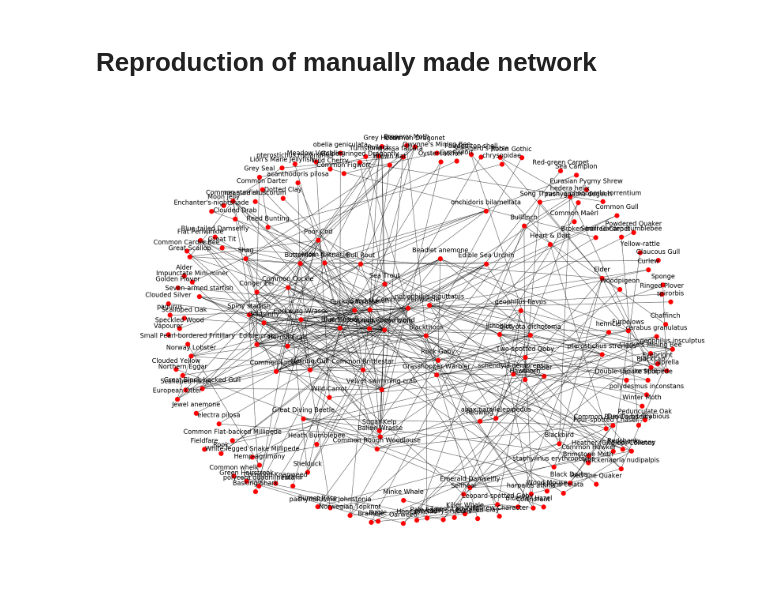
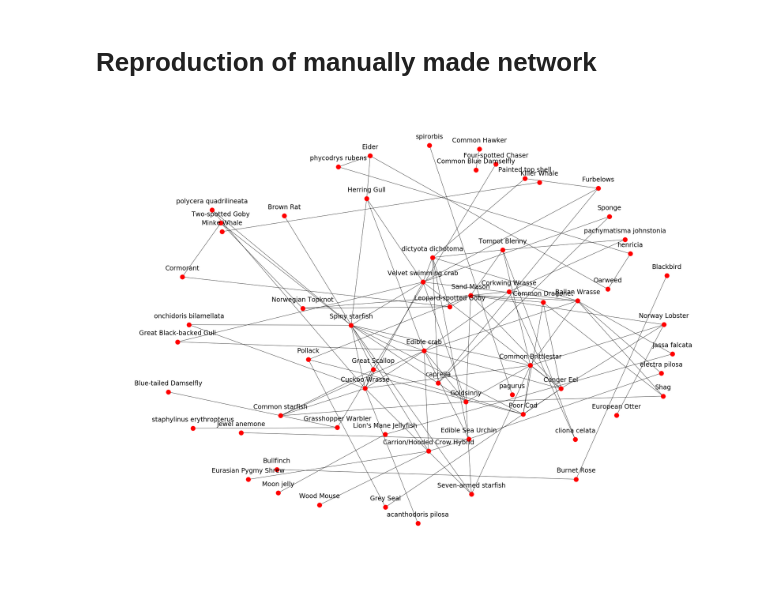
Before and after one commit to Daniel-Davies/DissertationCode, a Jupyter notebook: Eigg/AccuracyChecker.ipynb, the cells around one changed output. Saved outputs shown, nothing was run; the diff lists cells and outputs as text; code cells hidden in the pictures.

```diff
--- a/Eigg/AccuracyChecker.ipynb
+++ b/Eigg/AccuracyChecker.ipynb
@@ -57,11 +68,11 @@ print(totalFound / animalsTotal)
 # %% [markdown]
 # Reproduction of manually made network
 # %%
-G,mapping = graphFoodWeb(dateRange=(2000,2020))
+G,mapping = graphFoodWeb(dateRange=(2010,2020))
 pos=nx.spring_layout(G,k=1)
 nx.draw(G,pos)
 for label in pos:
     x,y = pos[label]
     plt.text(x,y+0.035,s=mapping[label],horizontalalignment='center',fontsize=24)
 # %% [output]
-[figure, old version]
+[figure, new version]
```
Also changed, not shown: parts of 3 cells of this notebook, 14 other files.
